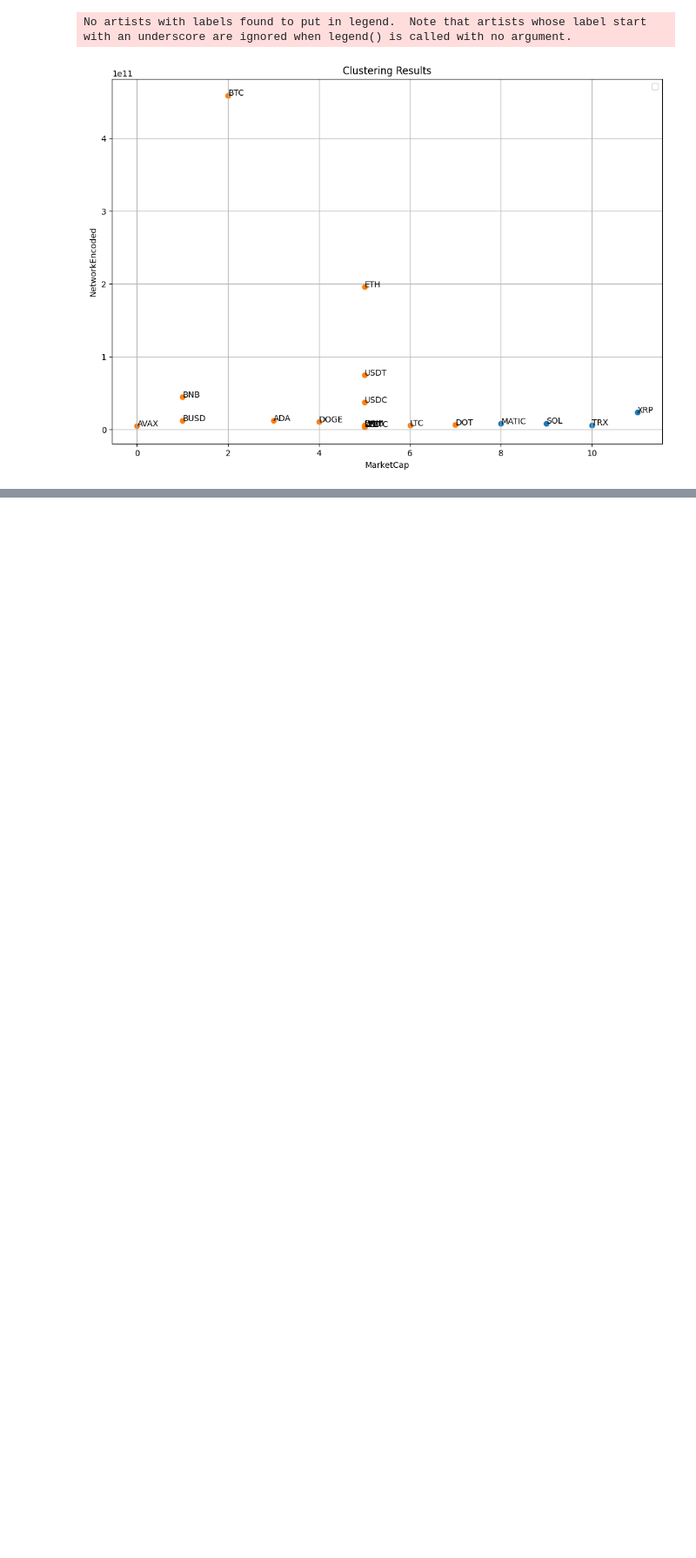
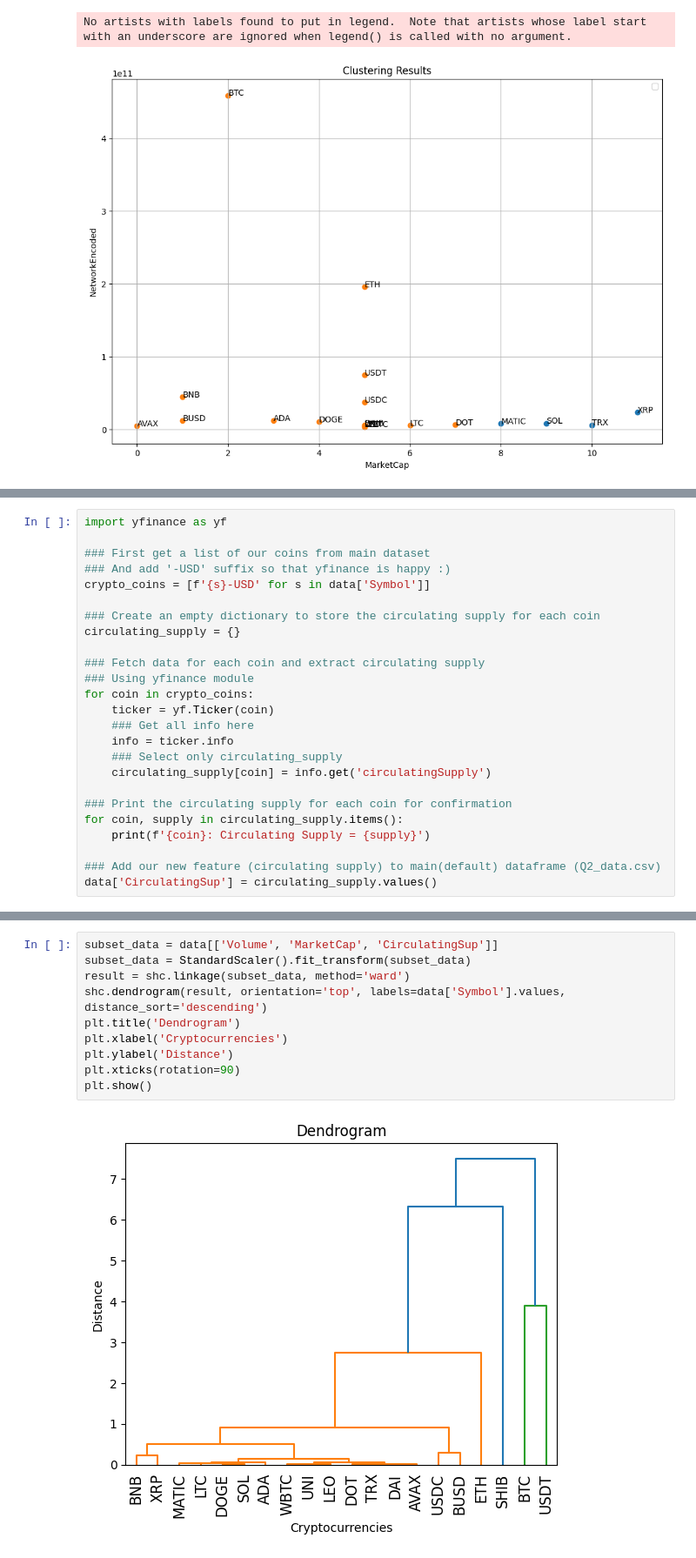
Before and after one commit to abariow/crypto-market-analysis, a Jupyter notebook: Q2.ipynb, the cells around one changed output, grey strips where cells are left out. Shown at 87% size. Drawn from its saved outputs; the diff is of its cells as text; blank space fills up the shorter version.

```diff
--- a/Q2.ipynb
+++ b/Q2.ipynb
@@ -214,0 +229,25 @@ No artists with labels found to put in legend.  Note that artists whose label st
+# %%
+import yfinance as yf
+
+### First get a list of our coins from main dataset
+### And add '-USD' suffix so that yfinance is happy :)
+crypto_coins = [f'{s}-USD' for s in data['Symbol']]
+
+### Create an empty dictionary to store the circulating supply for each coin
+circulating_supply = {}
+
+### Fetch data for each coin and extract circulating supply
+### Using yfinance module
+for coin in crypto_coins:
+    ticker = yf.Ticker(coin)
+    ### Get all info here
+    info = ticker.info
+    ### Select only circulating_supply
+    circulating_supply[coin] = info.get('circulatingSupply')
+
+### Print the circulating supply for each coin for confirmation
+for coin, supply in circulating_supply.items():
+    print(f'{coin}: Circulating Supply = {supply}')
+
+### Add our new feature (circulating supply) to main(default) dataframe (Q2_data.csv)
+data['CirculatingSup'] = circulating_supply.values()
@@ -214,0 +275,12 @@ No artists with labels found to put in legend.  Note that artists whose label st
+# %%
+subset_data = data[['Volume', 'MarketCap', 'CirculatingSup']]
+subset_data = StandardScaler().fit_transform(subset_data)
+result = shc.linkage(subset_data, method='ward')
+shc.dendrogram(result, orientation='top', labels=data['Symbol'].values, distance_sort='descending')
+plt.title('Dendrogram')
+plt.xlabel('Cryptocurrencies')
+plt.ylabel('Distance')
+plt.xticks(rotation=90)
+plt.show()
+# %% [output]
+[figure, added]
```
Also changed, not shown: parts of 12 cells of this notebook.
